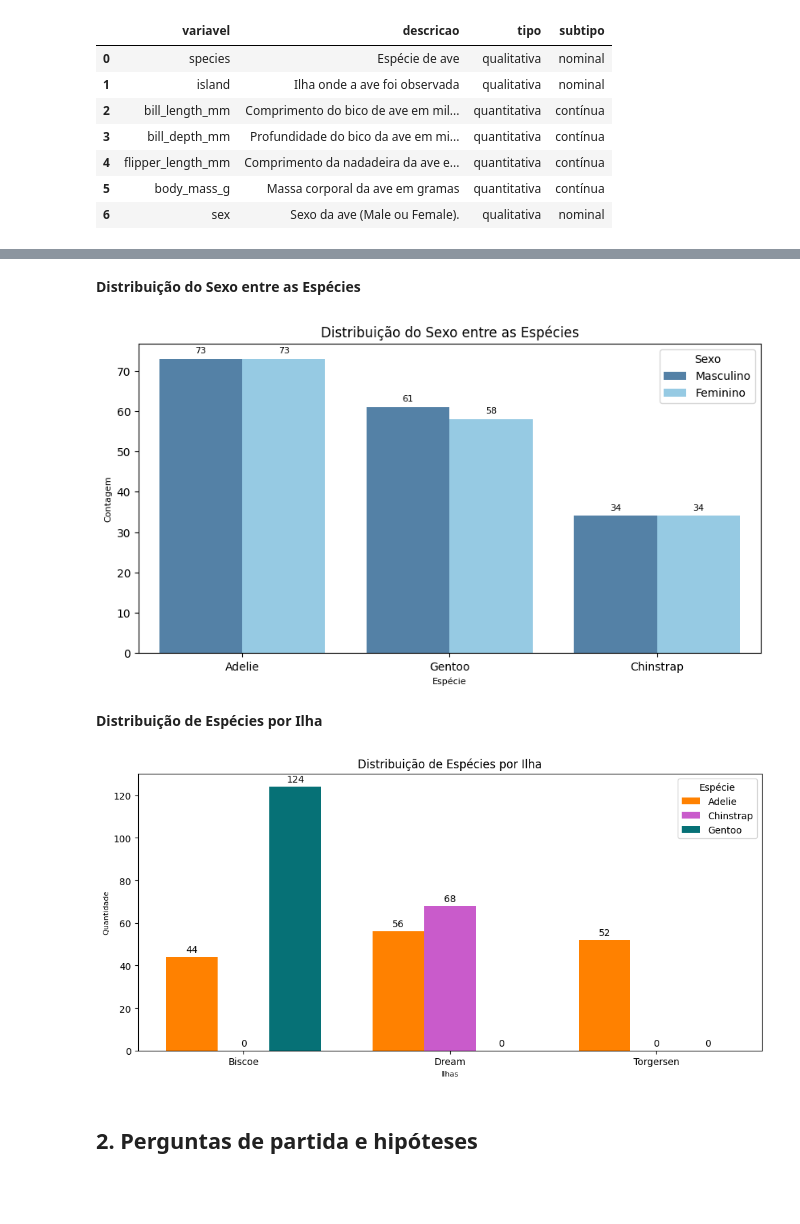
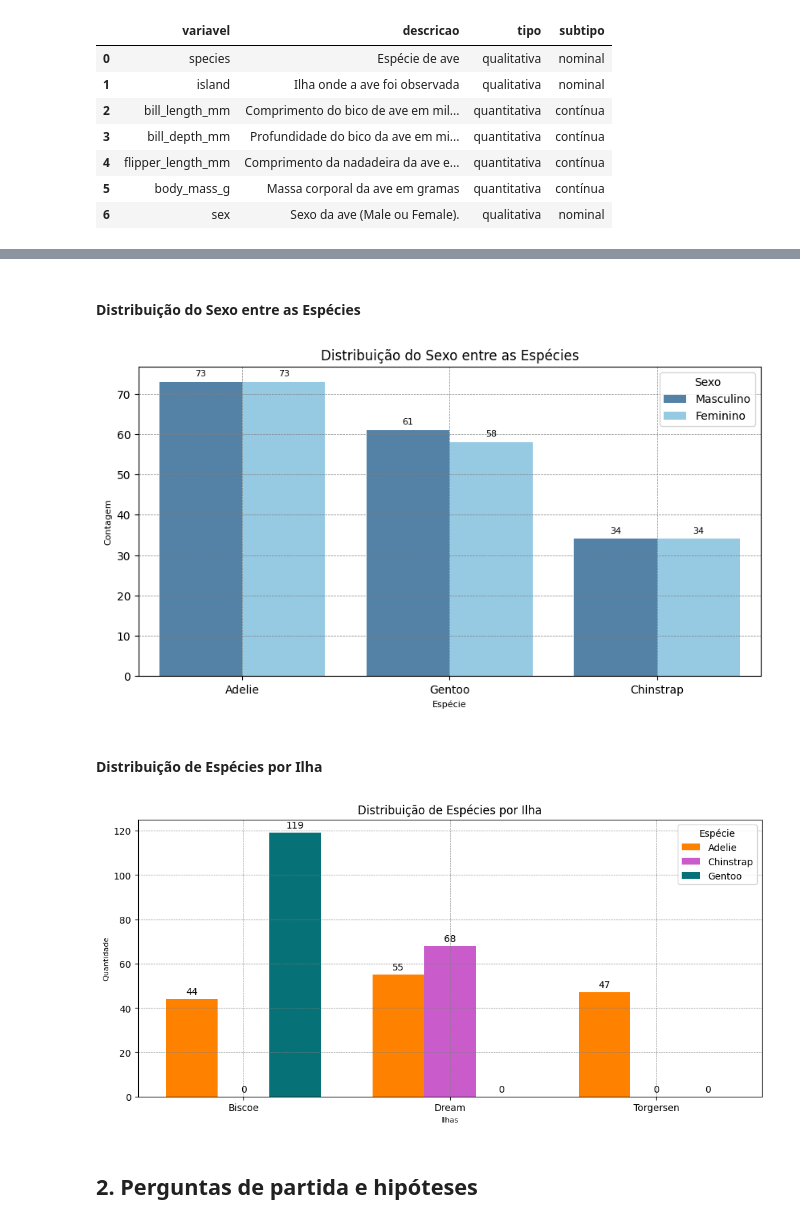
Before and after one commit to ninesousa/avanti-bootcamp-cdd, a Jupyter notebook: notebooks/01-exploratory_data_analysis.ipynb, the cells around one changed output, grey strips where cells are left out. Saved outputs shown, nothing was run; the diff lists cells and outputs as text; code cells hidden in the pictures; blank space fills up the shorter version.

```diff
--- a/notebooks/01-exploratory_data_analysis.ipynb
+++ b/notebooks/01-exploratory_data_analysis.ipynb
@@ -110,0 +102,13 @@ display(dt)
+# %%
+# colunas (variáveis) contendo valores valtantes
+number_column = df.isnull().sum().loc[lambda x: x > 0]
+number_rows = df.isnull().any(axis=1).sum()
+
+display(number_column)
+df.dropna(inplace=True)
+
+print("____________________________________________________________________________________________________________")
+
+print(f"A partir dessa informação sabemos que as variáveis {number_column.axes[0].to_list()} contém valores faltantes.")
+print(" ")
+print(f"Além disso sabemos que temos {number_rows} linhas com valores faltantes.")
@@ -215,29 +252,0 @@ plt.show()
-# %%
-# tamanho do gráfico
-plt.figure(figsize=(8, 12))
-palette = [ '#FF8100','#067176','#C95BCB']
-
-# tamanho
-plt.subplot(3, 1, 1)
-
-# Dados
-# agrupamento por species e o calculo da mediana
-dt_avg = dt.groupby('especies')['comprimento_do_bico_mm'].median().reset_index()
-
-# resultado e ordenação dos dados
-dt_avg = dt_avg.sort_values(by='comprimento_do_bico_mm', ascending=True)
-#coloca os números em cima da barra
-for i, value in enumerate(dt_avg['comprimento_do_bico_mm']):
-    plt.text(i, value+2, round(value), ha='center', va='top', fontsize=8)
-
-#tipo de gráfico.
-plt.bar(dt_avg['especies'], dt_avg['comprimento_do_bico_mm'], color=palette)
-
-#legendas do titulo, x e y
-plt.title('Média da Comprimento do bico mm por Espécies', fontsize=10)
-plt.xlabel('Espécies', fontsize = 8)
-plt.ylabel('Comprimento do bico mm', fontsize = 8)
-
-#ajuste dos gráficos e plot
-plt.tight_layout(rect=[0, 0, 0.6, 0.95])
-plt.show()
@@ -246,5 +253,5 @@ plt.show()
 # %% [markdown]
-**Distribuição do Sexo entre as Espécies**
+#### Distribuição do Sexo entre as Espécies
 # %%
 # tamanho do gráfico
 plt.figure(figsize=(10,5))
@@ -253,9 +260,11 @@ plt.figure(figsize=(10,5))
 palette = ['#4682B4', '#89CFF0']
 
 #ordenar
-species_order = dt['especies'].value_counts().index
+species_order = df['especies'].value_counts().index
 #tipo de gráfico
-sns.countplot(x='especies', hue='sexo', data=dt, palette=palette, order=species_order)
+sns.countplot(x='especies', hue='sexo', data=df, palette=palette, order=species_order)
+plt.grid(True, linestyle='--', linewidth=0.5, color='grey')
+
 #coloca os números em cima da barra
 for p in plt.gca().patches:
     x = p.get_x() + p.get_width() / 2
@@ -271,41 +280,42 @@ plt.ylabel('Contagem', fontsize = 8)
 plt.legend(title='Sexo')
 plt.show()
 # %% [output]
-[figure, old version]
+[figure, new version]
 # %% [markdown]
-**Distribuição de Espécies por Ilha**
+#### Distribuição de Espécies por Ilha
 # %%
 # tamanho do gráfico e cores
 fig, ax = plt.subplots(figsize=(10, 5))
 palette = ['#FF8100','#C95BCB','#067176']
 
 #agrupamento e contagem
-count = dt.groupby(['ilha', 'especies']).size().unstack(fill_value=0)
+count = df.groupby(['ilha', 'especies']).size().unstack(fill_value=0)
 
 #definição de variaveis
 ilhas = count.index
 especies = count.columns
 x = np.arange(len(ilhas))
 width = 0.25
 
 #loop p adicionar numero no gráfico
 for i, especie in enumerate(especies):
     offset = width * i
     rects = ax.bar(x + offset, count[especie], width, label=especie, color=palette[i])
     ax.bar_label(rects, padding=3)
+plt.grid(True, linestyle='--', linewidth=0.5, color='grey')
 
 #legendas
 ax.set_title('Distribuição de Espécies por Ilha')
 ax.set_xlabel('Ilhas', fontsize = 8)
 ax.set_ylabel('Quantidade', fontsize = 8)
 ax.set_xticks(x + width, ilhas)
 ax.legend(loc='upper left', ncols=3)
 ax.legend(title='Espécie', loc='upper right' )
 
 #legenda e plot
 plt.tight_layout()
 plt.show()
 # %% [output]
-[figure, old version]
+[figure, new version]
 # %% [markdown]
 ## 2. Perguntas de partida e hipóteses
```
Also changed, not shown: parts of 31 cells of this notebook, 3 other files.
